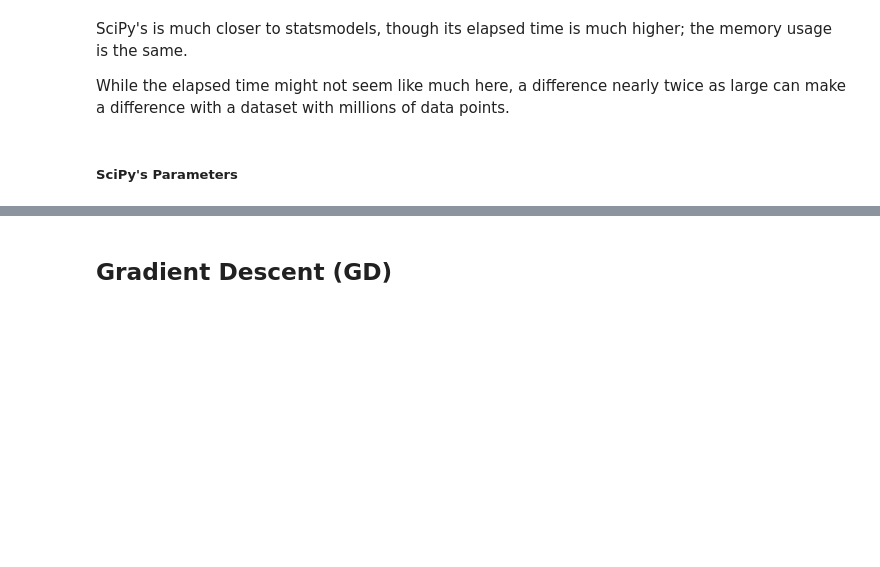
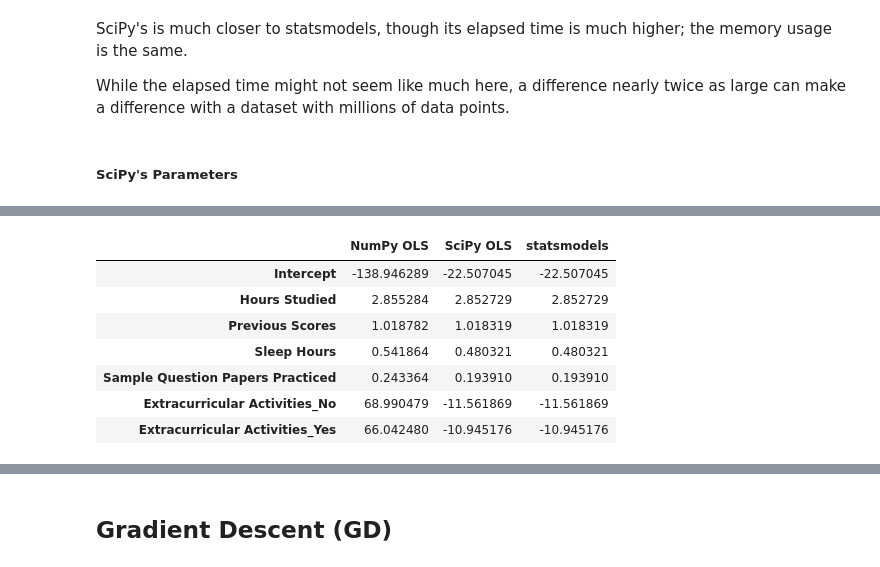
Before and after one commit to add0794/ordinary-least-squares-gradient-descent, a Jupyter notebook: jupyter.ipynb, the cells around one changed output, grey strips where cells are left out. Drawn from its saved outputs; the diff is of its cells as text; code cells hidden in the pictures; blank space fills up the shorter version.

Commit message:
add comparison dataframe

```diff
--- a/jupyter.ipynb
+++ b/jupyter.ipynb
@@ -471,3 +477,5 @@ Name: proportion, dtype: float64
+# %%
+comparison = pd.DataFrame()
 # %% [markdown]
 ### Ordinary Least Squares (OLS)
 
@@ -510,6 +518,10 @@ Sample Question Papers Practiced      0.243364
 Extracurricular Activities_No        68.990479
 Extracurricular Activities_Yes       66.042480
 dtype: float64
+# %%
+# Add NumPy's coefficients
+
+comparison['NumPy OLS'] = beta_series_numpy
 # %% [markdown]
 SciPy's is much closer to statsmodels, though its elapsed time is much higher; the memory usage is the same.
 
@@ -556,0 +567,4 @@ dtype: float64
+# %%
+# Add SciPy's coefficients
+
+comparison['SciPy OLS'] = beta_series_scipy
@@ -638,0 +700,13 @@ strong multicollinearity problems or that the design matrix is singular.
+# %%
+comparison['statsmodels'] = model.params.values
+# %%
+comparison
+# %% [output]
+|  | NumPy OLS | SciPy OLS | statsmodels |
+| Intercept | -138.946289 | -22.507045 | -22.507045 |
+| Hours Studied | 2.855284 | 2.852729 | 2.852729 |
+| Previous Scores | 1.018782 | 1.018319 | 1.018319 |
+| Sleep Hours | 0.541864 | 0.480321 | 0.480321 |
+| Sample Question Papers Practiced | 0.243364 | 0.193910 | 0.193910 |
+| Extracurricular Activities_No | 68.990479 | -11.561869 | -11.561869 |
+| Extracurricular Activities_Yes | 66.042480 | -10.945176 | -10.945176 |
```
Also changed, not shown: parts of 35 cells of this notebook, 1 other file.
